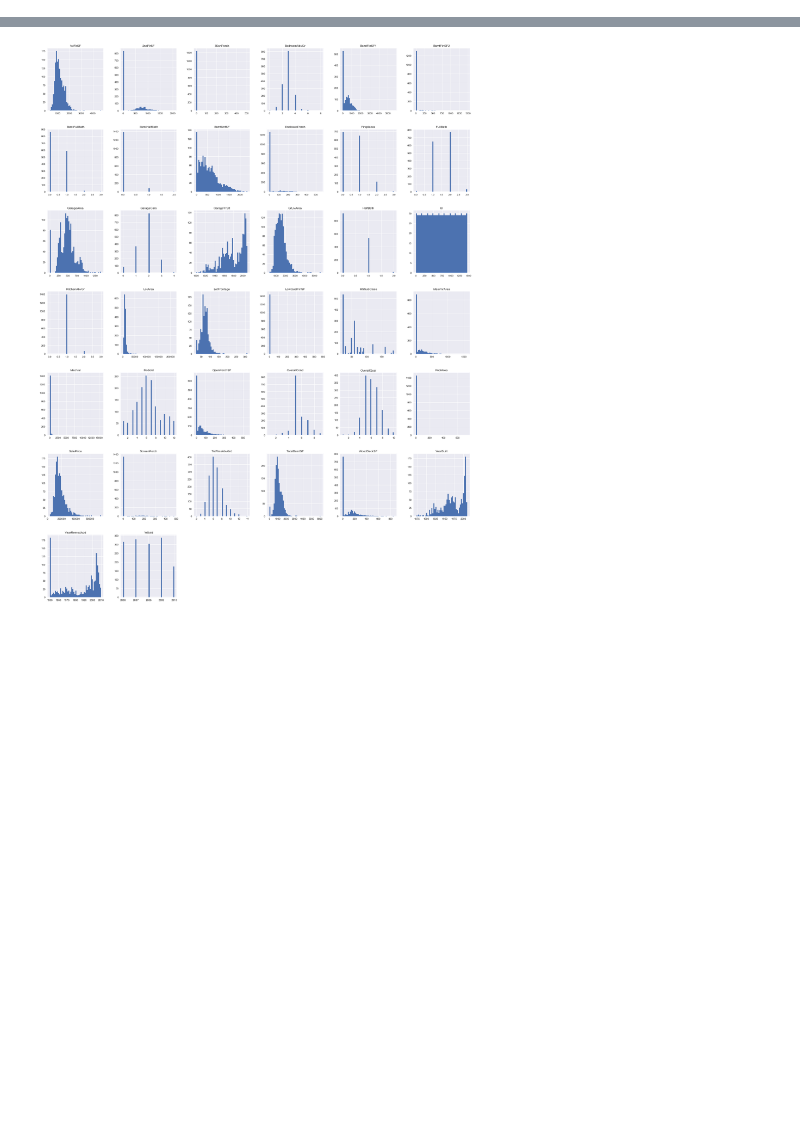
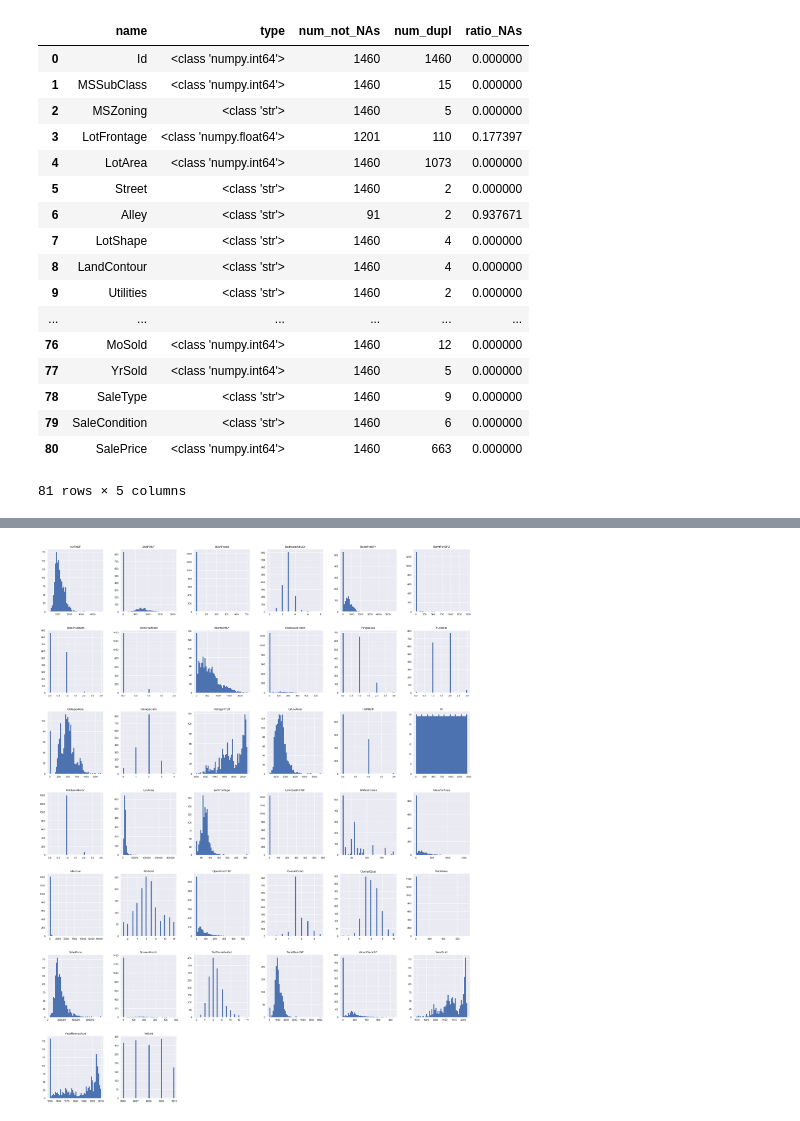
Before and after one commit to joshualee791204/Octopus, a Jupyter notebook: Individual_Variables_Analysis.ipynb, the cells around one changed output, grey strips where cells are left out. Cells and saved outputs as stored; diff of their text form; code cells hidden in the pictures; blank space fills up the shorter version.

```diff
--- a/Individual_Variables_Analysis.ipynb
+++ b/Individual_Variables_Analysis.ipynb
@@ -14,6 +14,27 @@ import matplotlib
 # %%
 raw_df = pd.read_csv('train.csv')
 df = raw_df.copy()
+# %%
+summary_indetail(df)
+# %% [output]
+|  | name | type | num_not_NAs | num_dupl | ratio_NAs |
+| 0 | Id | <class 'numpy.int64'> | 1460 | 1460 | 0.000000 |
+| 1 | MSSubClass | <class 'numpy.int64'> | 1460 | 15 | 0.000000 |
+| 2 | MSZoning | <class 'str'> | 1460 | 5 | 0.000000 |
+| 3 | LotFrontage | <class 'numpy.float64'> | 1201 | 110 | 0.177397 |
+| 4 | LotArea | <class 'numpy.int64'> | 1460 | 1073 | 0.000000 |
+| 5 | Street | <class 'str'> | 1460 | 2 | 0.000000 |
+| 6 | Alley | <class 'str'> | 91 | 2 | 0.937671 |
+| 7 | LotShape | <class 'str'> | 1460 | 4 | 0.000000 |
+| 8 | LandContour | <class 'str'> | 1460 | 4 | 0.000000 |
+| 9 | Utilities | <class 'str'> | 1460 | 2 | 0.000000 |
+| ... | ... | ... | ... | ... | ... |
+| 76 | MoSold | <class 'numpy.int64'> | 1460 | 12 | 0.000000 |
+| 77 | YrSold | <class 'numpy.int64'> | 1460 | 5 | 0.000000 |
+| 78 | SaleType | <class 'str'> | 1460 | 9 | 0.000000 |
+| 79 | SaleCondition | <class 'str'> | 1460 | 6 | 0.000000 |
+| 80 | SalePrice | <class 'numpy.int64'> | 1460 | 663 | 0.000000 |
+81 rows × 5 columns
 # %%
 df.shape
 # %% [output]
```
Also changed, not shown: parts of 7 cells of this notebook, 2 other files.
